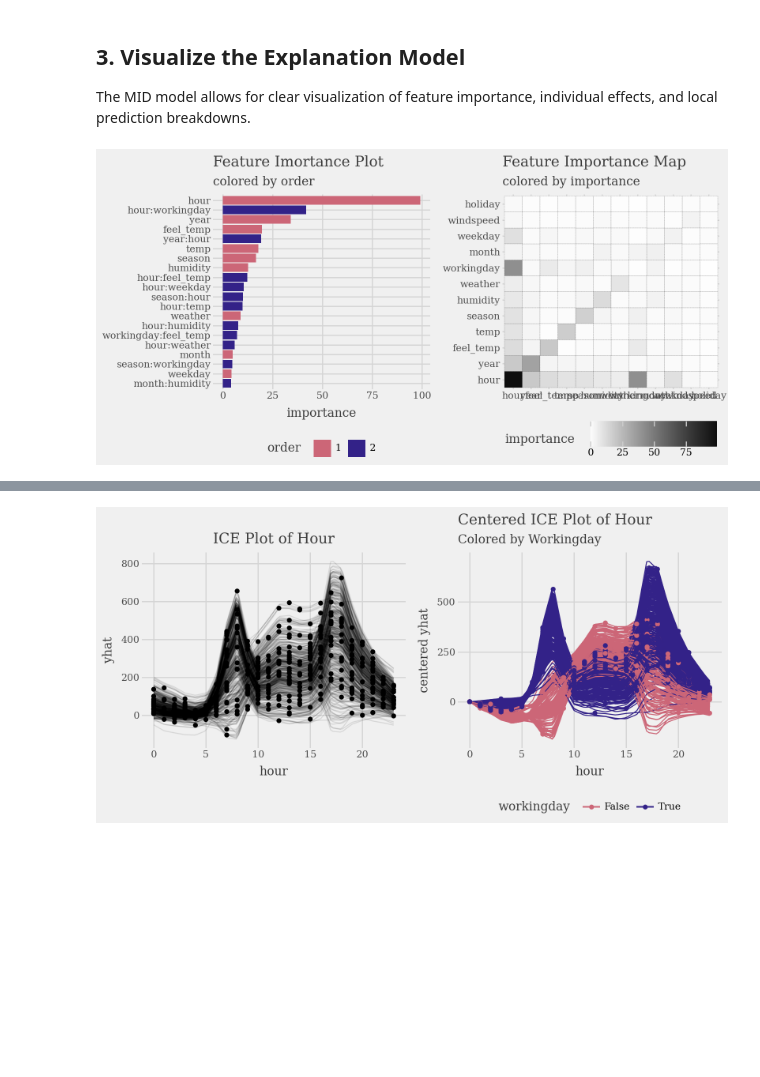
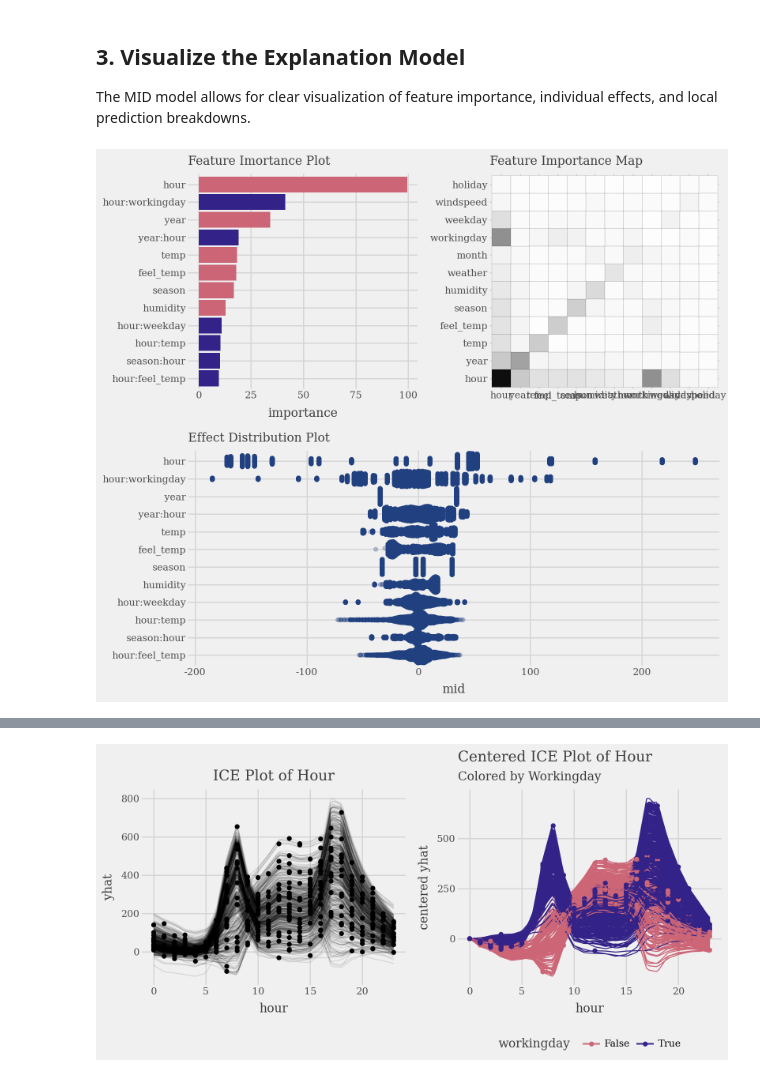
Before and after one commit to ryo-asashi/midlearn, a Jupyter notebook: docs/source/quick-start.ipynb, the cells around one changed output, grey strips where cells are left out. Saved outputs shown, nothing was run; the diff lists cells and outputs as text; code cells hidden in the pictures; blank space fills up the shorter version.

```diff
--- a/docs/source/quick-start.ipynb
+++ b/docs/source/quick-start.ipynb
@@ -91,17 +91,22 @@ The MID model allows for clear visualization of feature importance, individual e
 # %%
 # Calculate and plot overall feature importance (default bar plot and heatmap)
 imp = explainer.importance()
 p1 = (
-    imp.plot(max_nterms=20, theme="muted") +
-    p9.labs(title="Feature Imortance Plot", subtitle="colored by order")
+    imp.plot(max_nterms=12, theme = 'muted') +
+    p9.labs(subtitle="Feature Imortance Plot") +
+    p9.coord_flip()
 )
 p2 = (
     imp.plot(style='heatmap', color='black', linetype='dotted') +
-    p9.labs(title="Feature Importance Map", subtitle="colored by importance")
+    p9.labs(subtitle="Feature Importance Map")
 )
-display((p1 | p2) & p9.theme(figure_size=(8, 4), legend_position="bottom"))
+p3 = (
+    imp.plot(max_nterms=12, color="#204080", alpha = .25, style='sina') +
+    p9.labs(subtitle="Effect Distribution Plot")
+)
+display(((p1 | p2) / p3) & p9.theme(figure_size=(8, 7), legend_position="none"))
 # %% [output]
-[figure, old version]
+[figure, new version]
 # %%
 # Plot the top 3 important main effects (Component Functions)
 plots = list()
```
Also changed, not shown: parts of 4 cells of this notebook, 5 other files.
